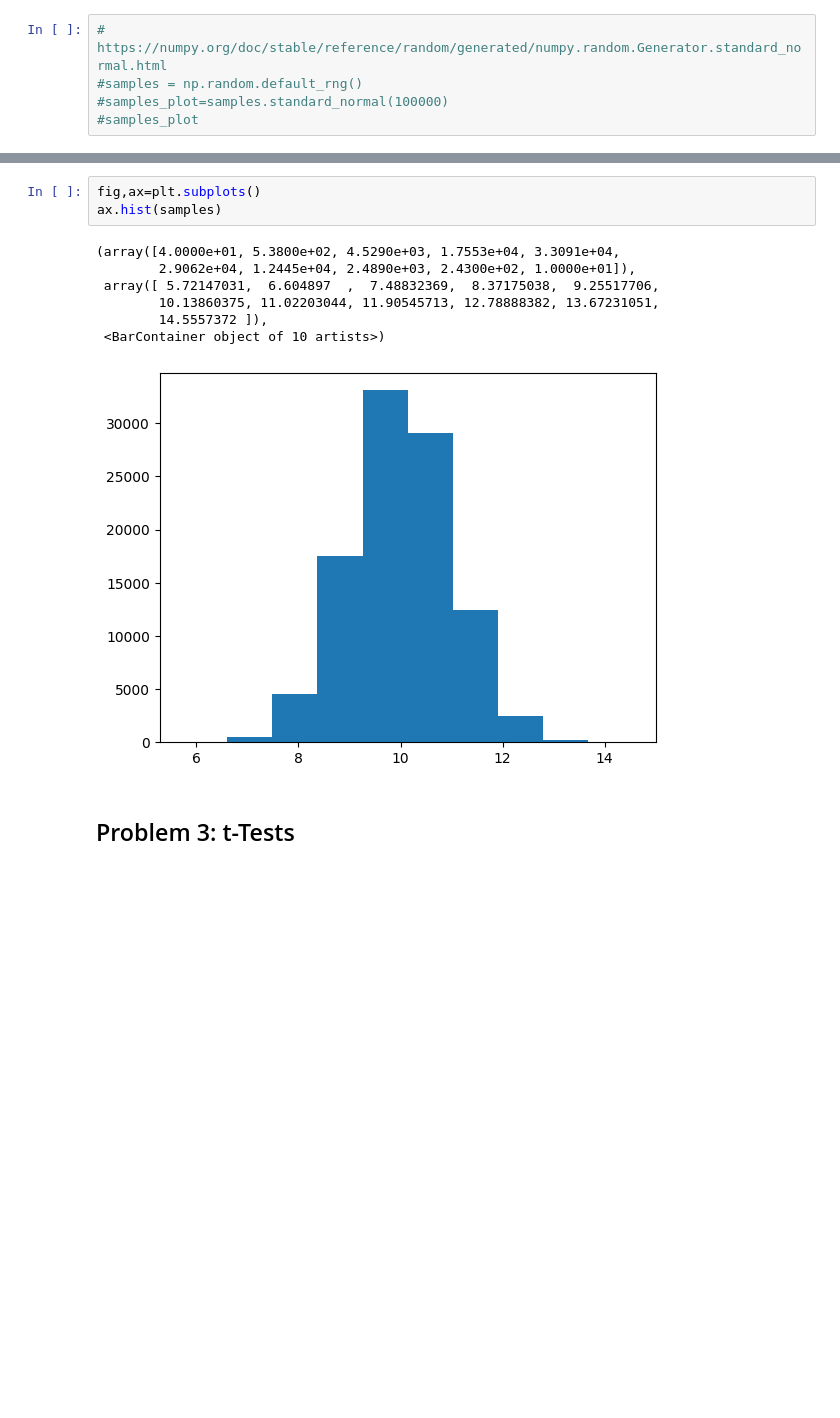
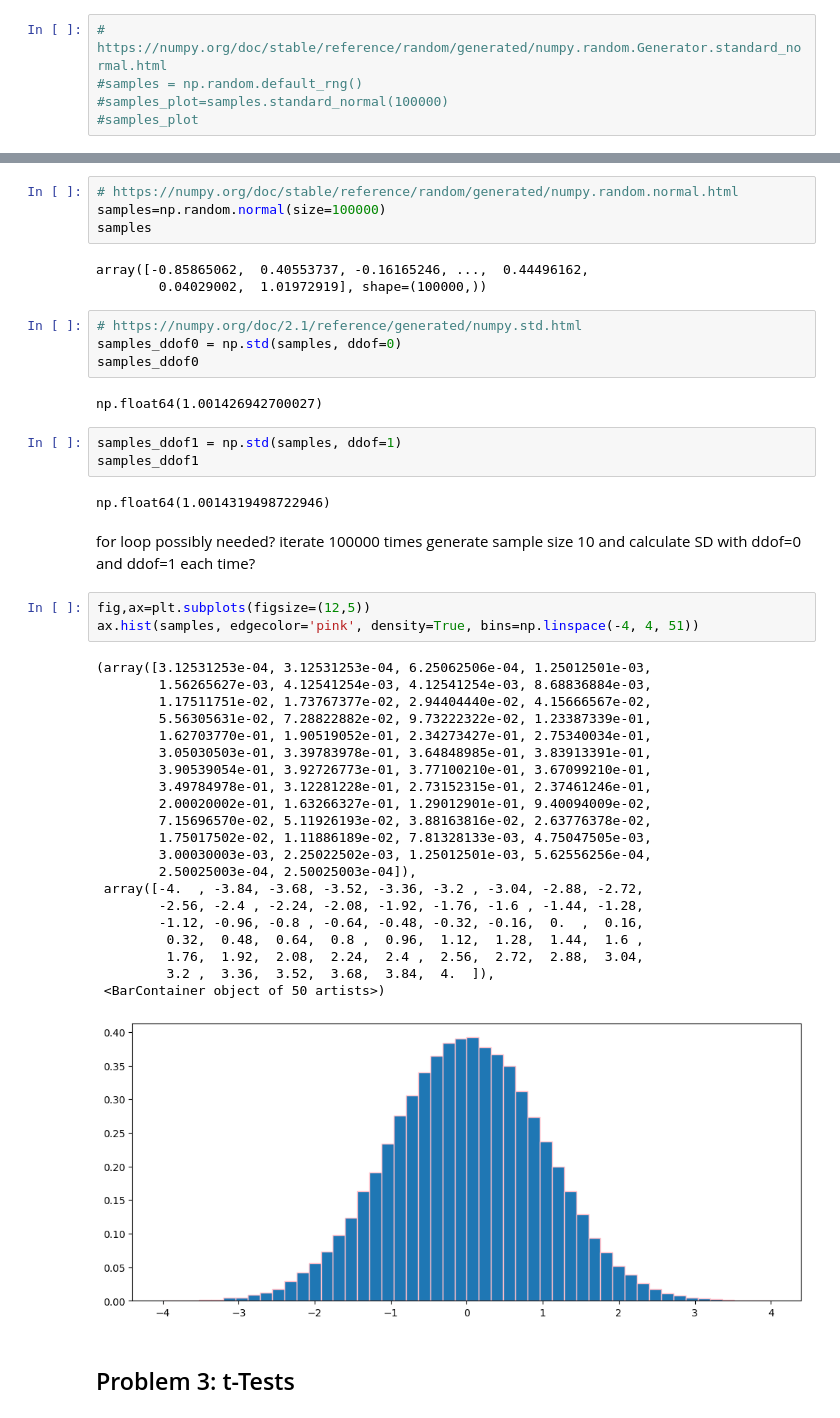
Before and after one commit to rayne-fall/applied_statistics, a Jupyter notebook: project.ipynb, the cells around one changed output, grey strips where cells are left out. Saved outputs shown, nothing was run; the diff lists cells and outputs as text; blank space fills up the shorter version.

Commit message:
updated README, requirements.txt and adjusted calculations and plot for problem 2

```diff
--- a/project.ipynb
+++ b/project.ipynb
@@ -181,14 +186,48 @@ array([10.90529418, 10.91408916, 10.23533251, ..., 11.00388238,
+# %%
+# https://numpy.org/doc/stable/reference/random/generated/numpy.random.normal.html
+samples=np.random.normal(size=100000)
+samples
+# %% [output]
+array([-0.85865062,  0.40553737, -0.16165246, ...,  0.44496162,
+        0.04029002,  1.01972919], shape=(100000,))
+# %%
+# https://numpy.org/doc/2.1/reference/generated/numpy.std.html
+samples_ddof0 = np.std(samples, ddof=0)
+samples_ddof0
+# %% [output]
+np.float64(1.001426942700027)
+# %%
+samples_ddof1 = np.std(samples, ddof=1)
+samples_ddof1
+# %% [output]
+np.float64(1.0014319498722946)
+# %% [markdown]
+for loop possibly needed? iterate 100000 times generate sample size 10 and calculate SD with ddof=0 and ddof=1 each time?
 # %%
-fig,ax=plt.subplots()
-ax.hist(samples)
+fig,ax=plt.subplots(figsize=(12,5))
+ax.hist(samples, edgecolor='pink', density=True, bins=np.linspace(-4, 4, 51))
 # %% [output]
-(array([4.0000e+01, 5.3800e+02, 4.5290e+03, 1.7553e+04, 3.3091e+04,
-        2.9062e+04, 1.2445e+04, 2.4890e+03, 2.4300e+02, 1.0000e+01]),
- array([ 5.72147031,  6.604897  ,  7.48832369,  8.37175038,  9.25517706,
-        10.13860375, 11.02203044, 11.90545713, 12.78888382, 13.67231051,
-        14.5557372 ]),
- <BarContainer object of 10 artists>)
+(array([3.12531253e-04, 3.12531253e-04, 6.25062506e-04, 1.25012501e-03,
+        1.56265627e-03, 4.12541254e-03, 4.12541254e-03, 8.68836884e-03,
+        1.17511751e-02, 1.73767377e-02, 2.94404440e-02, 4.15666567e-02,
+        5.56305631e-02, 7.28822882e-02, 9.73222322e-02, 1.23387339e-01,
+        1.62703770e-01, 1.90519052e-01, 2.34273427e-01, 2.75340034e-01,
+        3.05030503e-01, 3.39783978e-01, 3.64848985e-01, 3.83913391e-01,
+        3.90539054e-01, 3.92726773e-01, 3.77100210e-01, 3.67099210e-01,
+        3.49784978e-01, 3.12281228e-01, 2.73152315e-01, 2.37461246e-01,
+        2.00020002e-01, 1.63266327e-01, 1.29012901e-01, 9.40094009e-02,
+        7.15696570e-02, 5.11926193e-02, 3.88163816e-02, 2.63776378e-02,
+        1.75017502e-02, 1.11886189e-02, 7.81328133e-03, 4.75047505e-03,
+        3.00030003e-03, 2.25022502e-03, 1.25012501e-03, 5.62556256e-04,
+        2.50025003e-04, 2.50025003e-04]),
+ array([-4.  , -3.84, -3.68, -3.52, -3.36, -3.2 , -3.04, -2.88, -2.72,
+        -2.56, -2.4 , -2.24, -2.08, -1.92, -1.76, -1.6 , -1.44, -1.28,
+        -1.12, -0.96, -0.8 , -0.64, -0.48, -0.32, -0.16,  0.  ,  0.16,
+         0.32,  0.48,  0.64,  0.8 ,  0.96,  1.12,  1.28,  1.44,  1.6 ,
+         1.76,  1.92,  2.08,  2.24,  2.4 ,  2.56,  2.72,  2.88,  3.04,
+         3.2 ,  3.36,  3.52,  3.68,  3.84,  4.  ]),
+ <BarContainer object of 50 artists>)
-[figure, old version]
+[figure, new version]
 # %% [markdown]
 ## Problem 3: t-Tests
 # %% [markdown]
```
Also changed, not shown: parts of 6 cells of this notebook, 2 other files.
